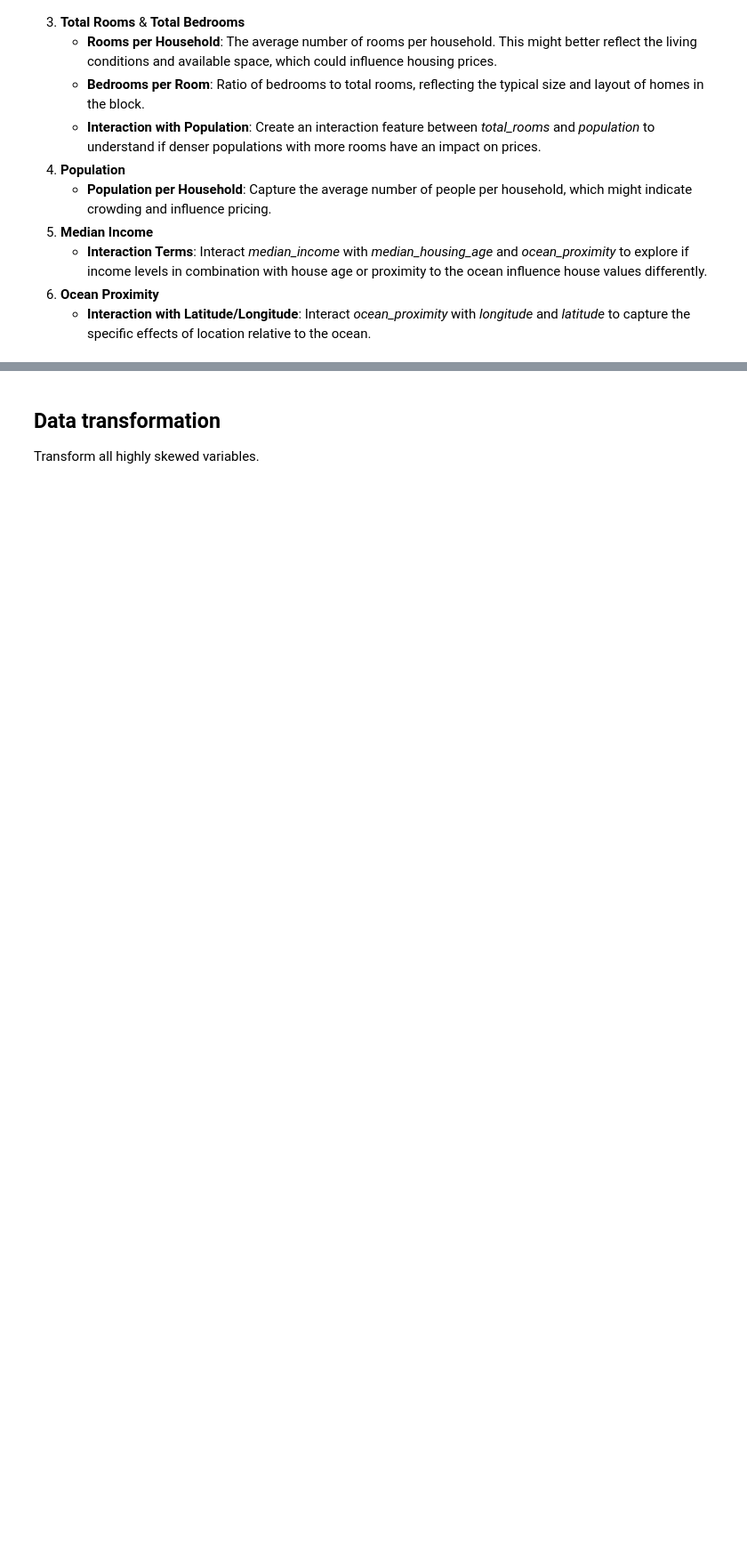
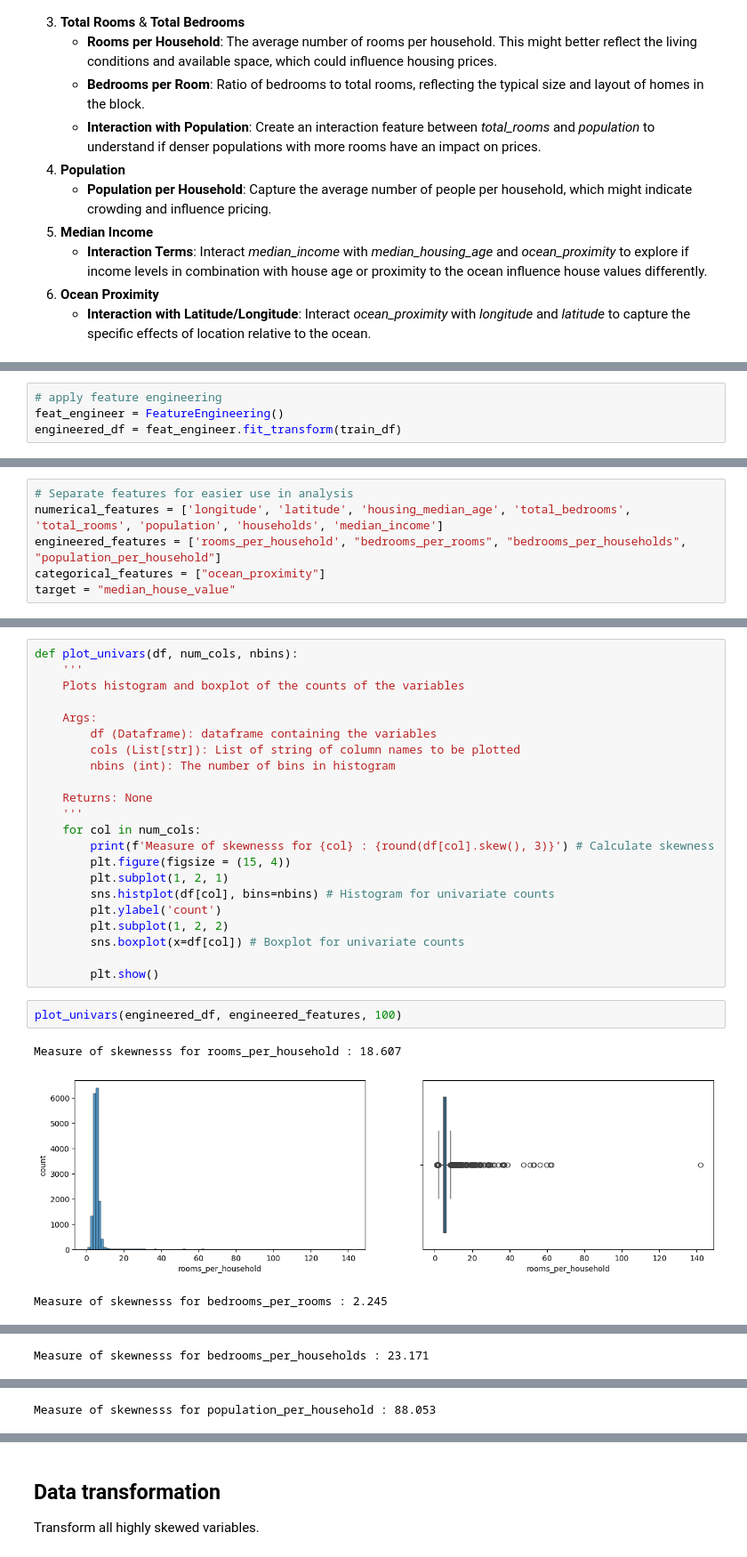
Before and after one commit to sohbatSandhu/california-housing-price-prediction, a Jupyter notebook: notebooks/Model Training.ipynb, the cells around one changed output, grey strips where cells are left out. Shown at 89% size. Saved outputs shown, nothing was run; the diff lists cells and outputs as text; blank space fills up the shorter version.

Commit message:
Implement Feature eng and data transform

```diff
--- a/notebooks/Model Training.ipynb
+++ b/notebooks/Model Training.ipynb
@@ -81,0 +127,4 @@ The following features could be engineered:
+# %%
+# apply feature engineering
+feat_engineer = FeatureEngineering()
+engineered_df = feat_engineer.fit_transform(train_df)
@@ -81,0 +207,6 @@ The following features could be engineered:
+# %%
+# Separate features for easier use in analysis
+numerical_features = ['longitude', 'latitude', 'housing_median_age', 'total_bedrooms', 'total_rooms', 'population', 'households', 'median_income']
+engineered_features = ['rooms_per_household', "bedrooms_per_rooms", "bedrooms_per_households", "population_per_household"]
+categorical_features = ["ocean_proximity"]
+target = "median_house_value"
@@ -81,0 +245,28 @@ The following features could be engineered:
+# %%
+def plot_univars(df, num_cols, nbins):
+    '''
+    Plots histogram and boxplot of the counts of the variables
+
+    Args:
+        df (Dataframe): dataframe containing the variables
+        cols (List[str]): List of string of column names to be plotted
+        nbins (int): The number of bins in histogram
+
+    Returns: None
+    '''
+    for col in num_cols:
+        print(f'Measure of skewnesss for {col} : {round(df[col].skew(), 3)}') # Calculate skewness
+        plt.figure(figsize = (15, 4))
+        plt.subplot(1, 2, 1)
+        sns.histplot(df[col], bins=nbins) # Histogram for univariate counts
+        plt.ylabel('count')
+        plt.subplot(1, 2, 2)
+        sns.boxplot(x=df[col]) # Boxplot for univariate counts
+
+        plt.show()
+# %%
+plot_univars(engineered_df, engineered_features, 100)
+# %% [output]
+Measure of skewnesss for rooms_per_household : 18.607
+[figure, added]
+Measure of skewnesss for bedrooms_per_rooms : 2.245
@@ -81,0 +274 @@ The following features could be engineered:
+Measure of skewnesss for bedrooms_per_households : 23.171
@@ -81,0 +276 @@ The following features could be engineered:
+Measure of skewnesss for population_per_household : 88.053
```
Also changed, not shown: parts of 87 cells of this notebook, 1 other file.
